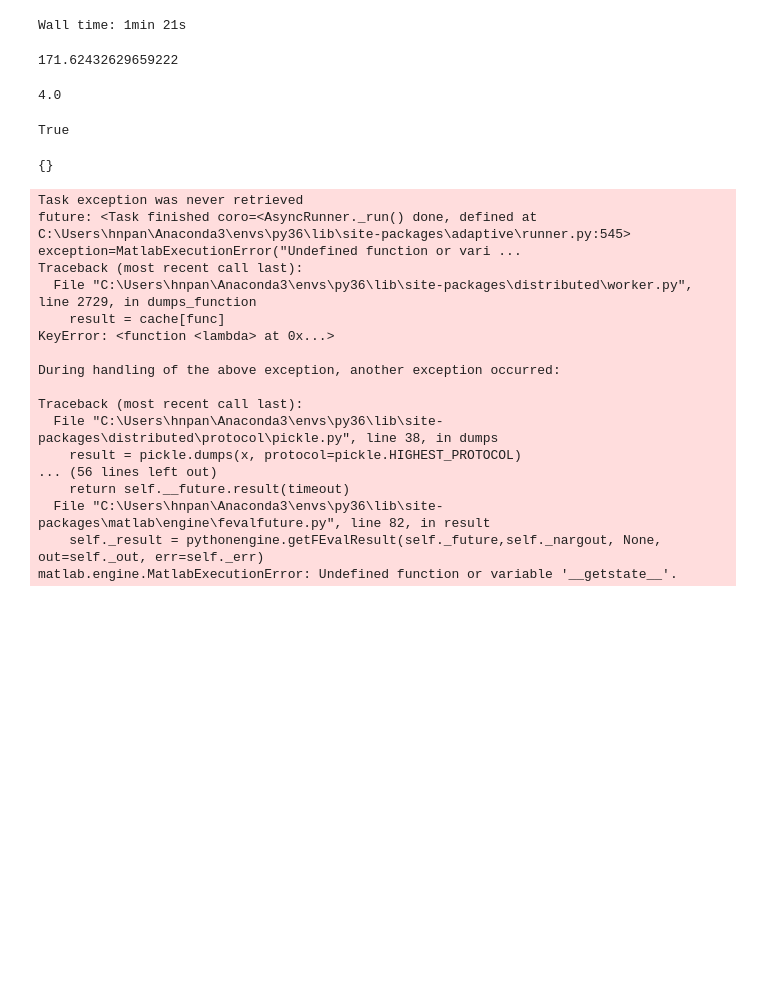
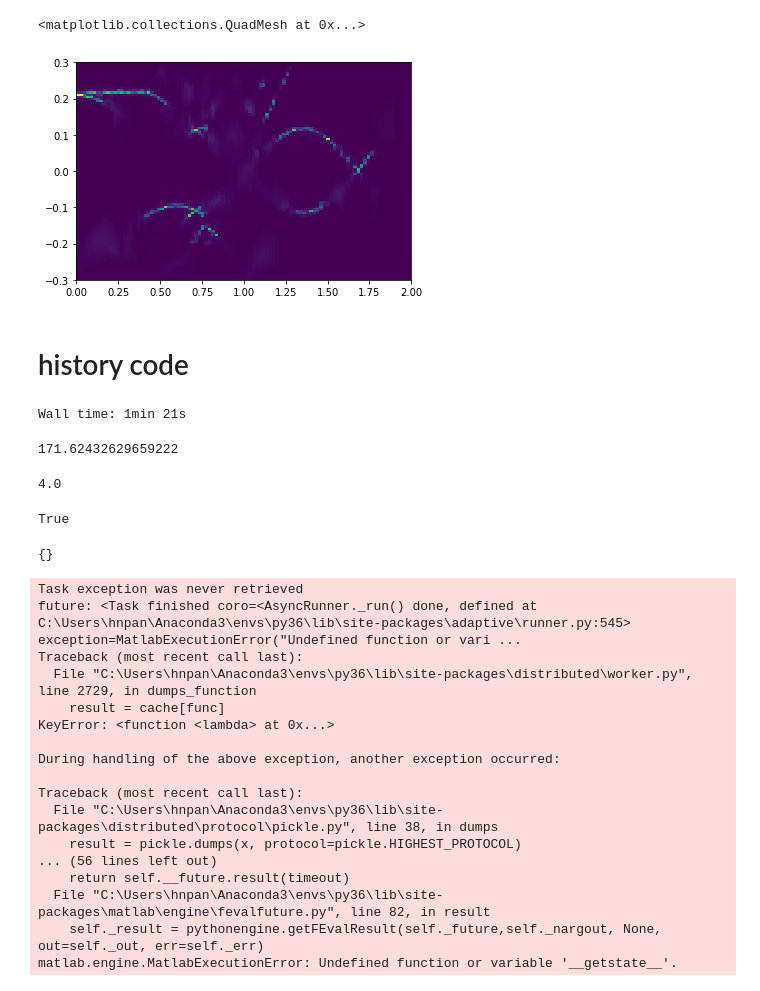
Before and after one commit to hainingpan/nanowire_matlab, a Jupyter notebook: adaptive.ipynb, the cells around one changed output. Saved outputs shown, nothing was run; the diff lists cells and outputs as text; code cells hidden in the pictures; blank space fills up the shorter version.

```diff
--- a/adaptive.ipynb
+++ b/adaptive.ipynb
@@ -8,3 +69,13 @@ eng = matlab.engine.start_matlab()
+# %%
+dxx, dyy = np.meshgrid(np.linspace(0,2,100),np.linspace(-.3,.3,100))
+dzz = griddata((dx,dy),dz[:,0],(dxx,dyy), method='linear')
+# %%
+plt.pcolormesh(dxx,dyy,dzz)
+# %% [output]
+<matplotlib.collections.QuadMesh at 0x...>
+[figure, added]
+# %% [markdown]
+# history code
 # %%
 def goal(learner):
     return learner.loss() < 1e-2
```
Also changed, not shown: parts of 12 cells of this notebook, 3 other files.
